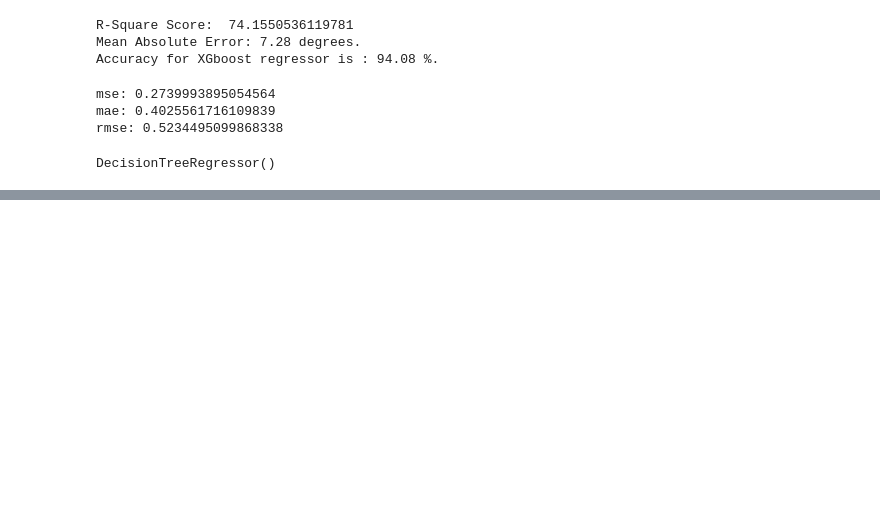
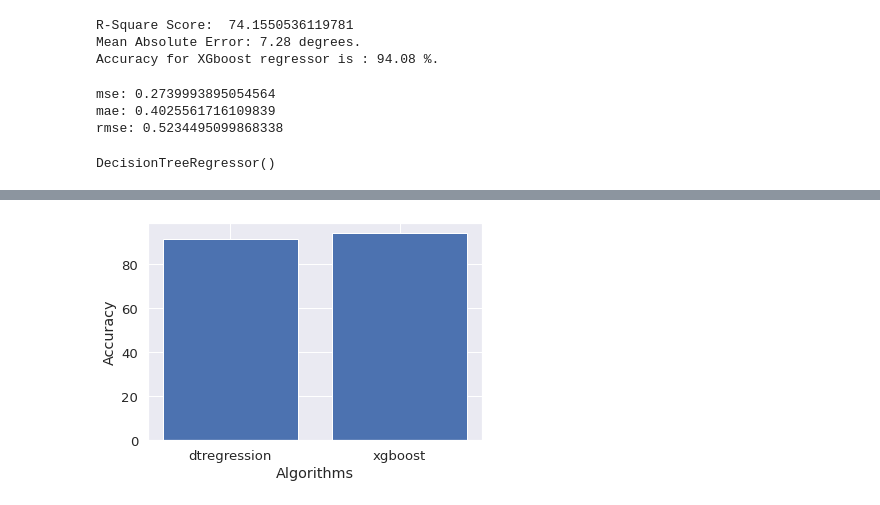
Before and after one commit to Devipriyanka7/bigmarketsale, a Jupyter notebook: bms.ipynb, the cells around one changed output, grey strips where cells are left out. Cells and saved outputs as stored; diff of their text form; code cells hidden in the pictures; blank space fills up the shorter version.

```diff
--- a/bms.ipynb
+++ b/bms.ipynb
@@ -485,8 +483,8 @@ XGBRegressor()
 # %%
 xg_boost_pred = xg_boost.predict(x_val)
 # %%
-r2 = r2_score(y_val,xg_boost_pred)
-print('R-Square Score: ',r2*100)
+xgb_r2 = r2_score(y_val,xg_boost_pred)
+print('R-Square Score: ',xgb_r2*100)
 
 # Calculate the absolute errors
 xgb_errors = abs(xg_boost_pred - y_val)
@@ -497,7 +495,8 @@ print('Mean Absolute Error:', round(np.mean(xg_boost_pred), 2), 'degrees.')
 mape = 100 * (xgb_errors / y_val)
 # Calculate and display accuracy
 xgb_accuracy = 100 - np.mean(mape)
-print('Accuracy for XGboost regressor is :', round(xgb_accuracy, 2), '%.')
+acc_xgb=round(xgb_accuracy, 2)
+print('Accuracy for XGboost regressor is :', acc_xgb, '%.')
 # %% [output]
 R-Square Score:  74.1550536119781
 Mean Absolute Error: 7.28 degrees.
@@ -535,6 +536,7 @@ print('Mean Absolute Error:', round(np.mean(dtree_pred), 2), 'degrees.')
 mape = 100 * (dtree_errors / y_val)
 # Calculate and display accuracy
 dtree_accuracy = 100 - np.mean(mape)
-print('Accuracy for Decision tree regressor is :', round(dtree_accuracy, 2), '%.')
+acc_dtr=round(dtree_accuracy, 2)
+print('Accuracy for Decision tree regressor is :', acc_dtr, '%.')
 # %% [output]
 Mean Absolute Error: 7.27 degrees.
@@ -558,0 +570,7 @@ rmse_score
+# %%
+plt.bar(['dtregression','xgboost'],[acc_dtr,acc_xgb])
+plt.xlabel("Algorithms")
+plt.ylabel("Accuracy")
+plt.show()
+# %% [output]
+[figure, added]
```
Also changed, not shown: parts of 11 cells of this notebook.
